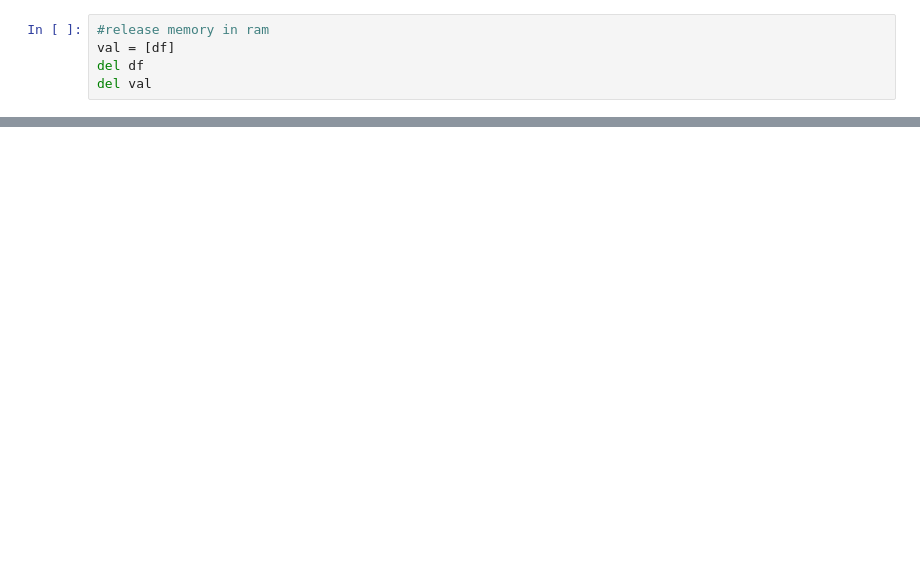
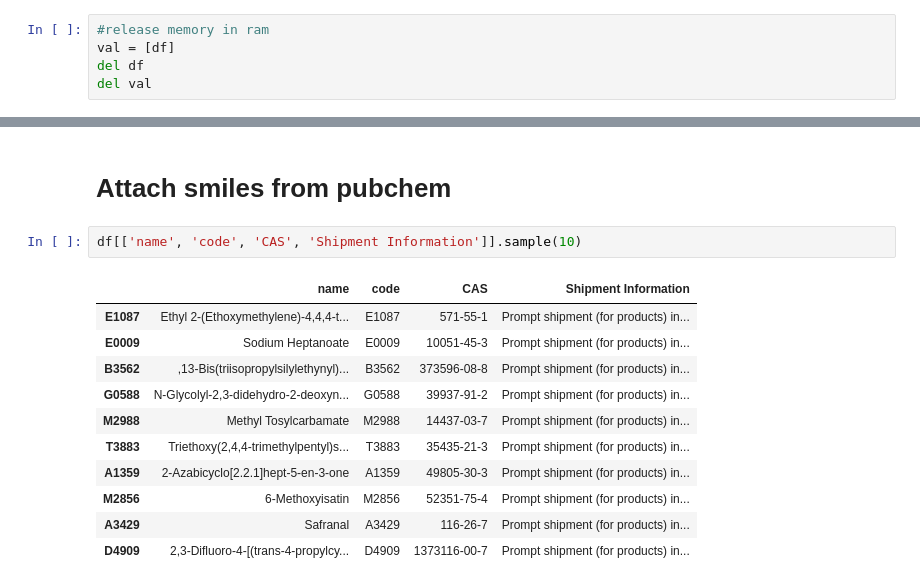
Before and after one commit to stephanyvargas/Learning_DataScience, a Jupyter notebook: WebScrapping_data/test_data_TCI.ipynb, the cells around one changed output, grey strips where cells are left out. Drawn from its saved outputs; the diff is of its cells as text; blank space fills up the shorter version.

```diff
--- a/WebScrapping_data/test_data_TCI.ipynb
+++ b/WebScrapping_data/test_data_TCI.ipynb
@@ -309,0 +213,16 @@ optical density [None '50.0 to 55.0' '1.00 to 1.10']
+# %% [markdown]
+# Attach smiles from pubchem
+# %%
+df[['name', 'code', 'CAS', 'Shipment Information']].sample(10)
+# %% [output]
+|  | name | code | CAS | Shipment Information |
+| E1087 | Ethyl 2-(Ethoxymethylene)-4,4,4-t... | E1087 | 571-55-1 | Prompt shipment (for products) in... |
+| E0009 | Sodium Heptanoate | E0009 | 10051-45-3 | Prompt shipment (for products) in... |
+| B3562 | ,13-Bis(triisopropylsilylethynyl)... | B3562 | 373596-08-8 | Prompt shipment (for products) in... |
+| G0588 | N-Glycolyl-2,3-didehydro-2-deoxyn... | G0588 | 39937-91-2 | Prompt shipment (for products) in... |
+| M2988 | Methyl Tosylcarbamate | M2988 | 14437-03-7 | Prompt shipment (for products) in... |
+| T3883 | Triethoxy(2,4,4-trimethylpentyl)s... | T3883 | 35435-21-3 | Prompt shipment (for products) in... |
+| A1359 | 2-Azabicyclo[2.2.1]hept-5-en-3-one | A1359 | 49805-30-3 | Prompt shipment (for products) in... |
+| M2856 | 6-Methoxyisatin | M2856 | 52351-75-4 | Prompt shipment (for products) in... |
+| A3429 | Safranal | A3429 | 116-26-7 | Prompt shipment (for products) in... |
+| D4909 | 2,3-Difluoro-4-[(trans-4-propylcy... | D4909 | 1373116-00-7 | Prompt shipment (for products) in... |
```
Also changed, not shown: parts of 114 cells of this notebook.
